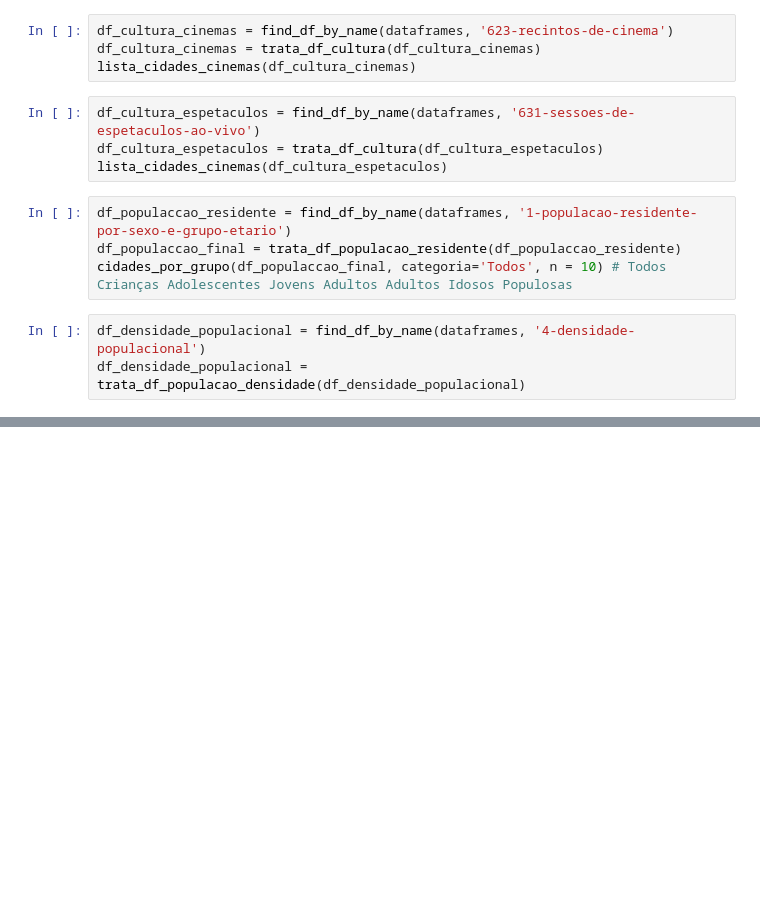
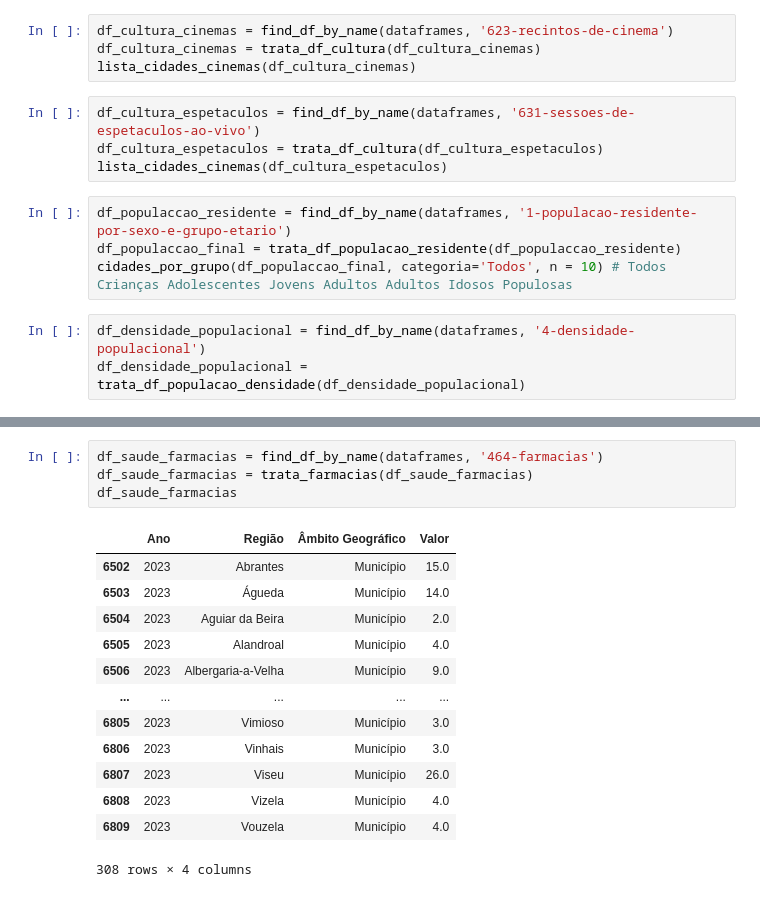
Before and after one commit to johnosd/MPAlugueisLisboa, a Jupyter notebook: src/PordataPt/test_PorData_Process.ipynb, the cells around one changed output, grey strips where cells are left out. Saved outputs shown, nothing was run; the diff lists cells and outputs as text; blank space fills up the shorter version.

```diff
--- a/src/PordataPt/test_PorData_Process.ipynb
+++ b/src/PordataPt/test_PorData_Process.ipynb
@@ -278,0 +468,18 @@ df_densidade_populacional
+# %%
+df_saude_farmacias = find_df_by_name(dataframes, '464-farmacias')
+df_saude_farmacias = trata_farmacias(df_saude_farmacias)
+df_saude_farmacias
+# %% [output]
+|  | Ano | Região | Âmbito Geográfico | Valor |
+| 6502 | 2023 | Abrantes | Município | 15.0 |
+| 6503 | 2023 | Águeda | Município | 14.0 |
+| 6504 | 2023 | Aguiar da Beira | Município | 2.0 |
+| 6505 | 2023 | Alandroal | Município | 4.0 |
+| 6506 | 2023 | Albergaria-a-Velha | Município | 9.0 |
+| ... | ... | ... | ... | ... |
+| 6805 | 2023 | Vimioso | Município | 3.0 |
+| 6806 | 2023 | Vinhais | Município | 3.0 |
+| 6807 | 2023 | Viseu | Município | 26.0 |
+| 6808 | 2023 | Vizela | Município | 4.0 |
+| 6809 | 2023 | Vouzela | Município | 4.0 |
+308 rows × 4 columns
```
Also changed, not shown: parts of 11 cells of this notebook.
